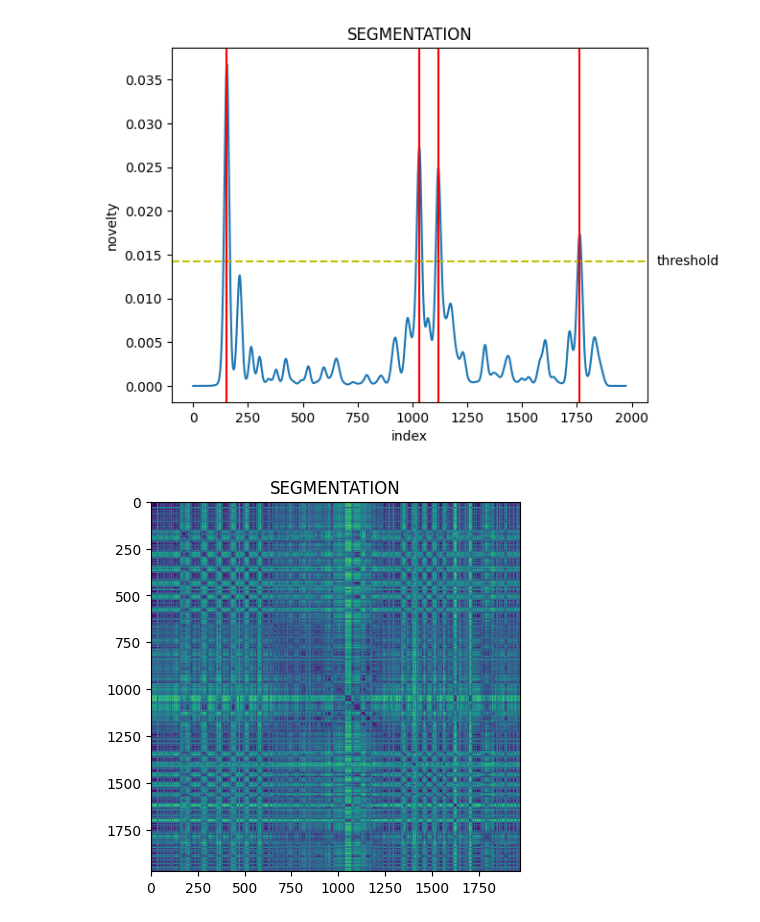
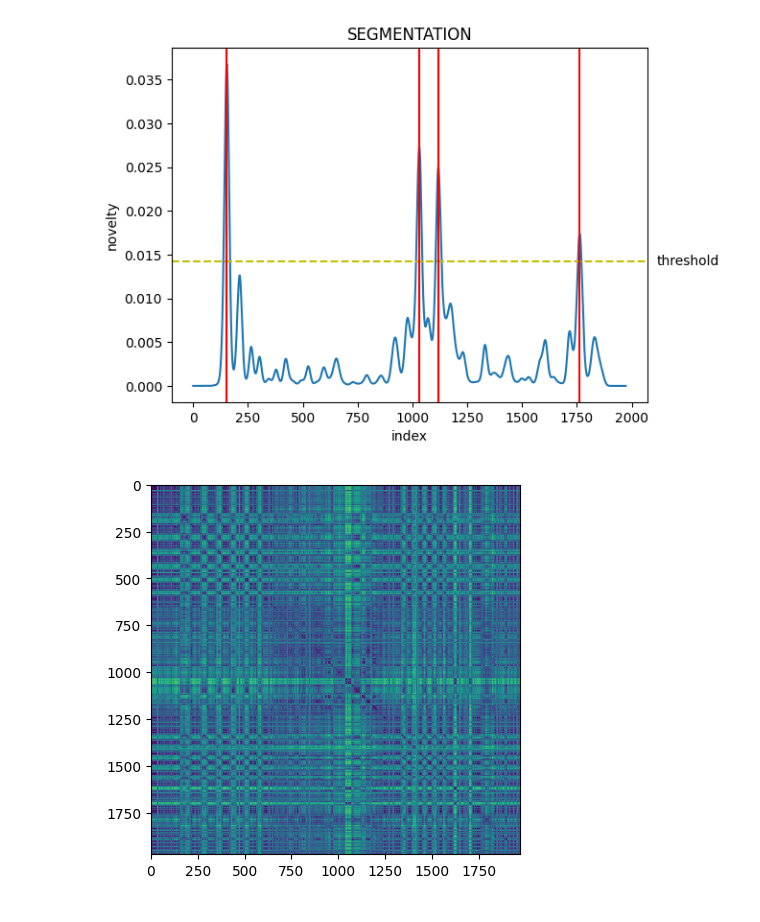
Before and after one commit to juigmend/python-miscellaneous, a Jupyter notebook: temporal_segmentation_DEMO.ipynb, the cells around one changed output. Drawn from its saved outputs; the diff is of its cells as text; code cells hidden in the pictures.

```diff
--- a/temporal_segmentation_DEMO.ipynb
+++ b/temporal_segmentation_DEMO.ipynb
@@ -215,8 +215,7 @@ if vis_opt:
 # %%
 # Just to double-check, a heatmap of the self-similarity matrix:
 
 if vis_opt:
     plt.imshow(dist_m)
-    plt.title('SEGMENTATION')
 # %% [output]
-[figure, old version]
+[figure, new version]
```
Also changed, not shown: parts of 1 cell of this notebook.
